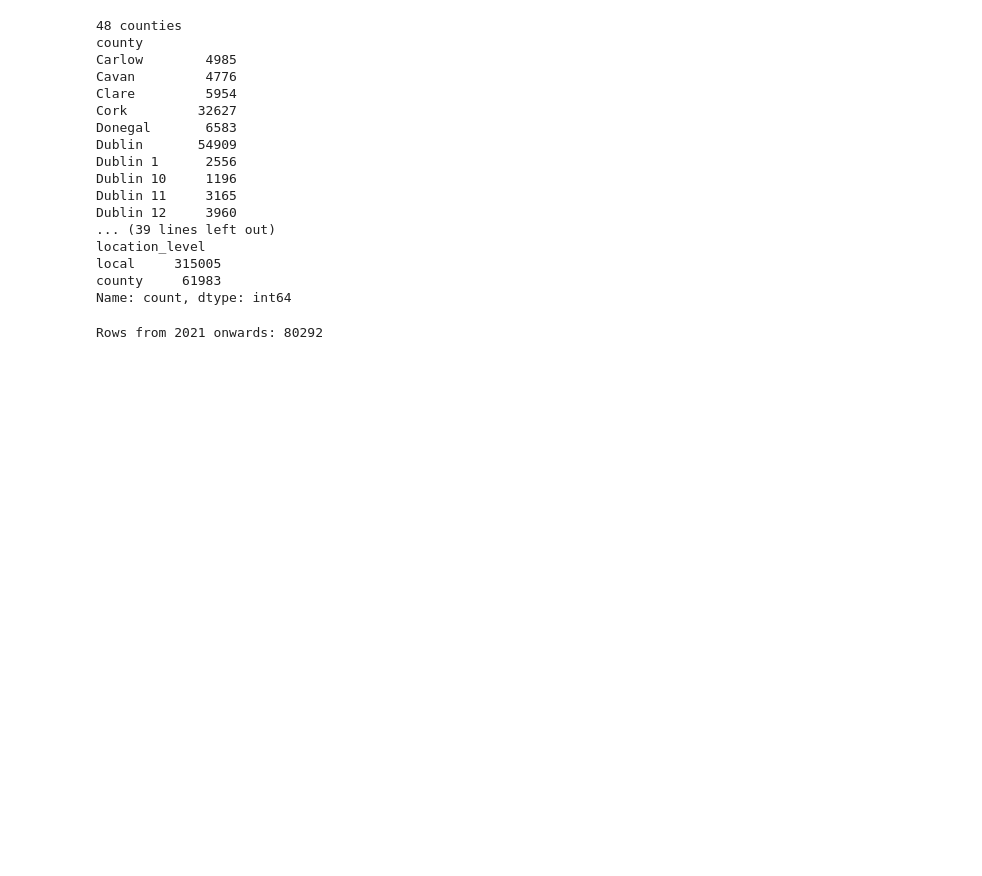
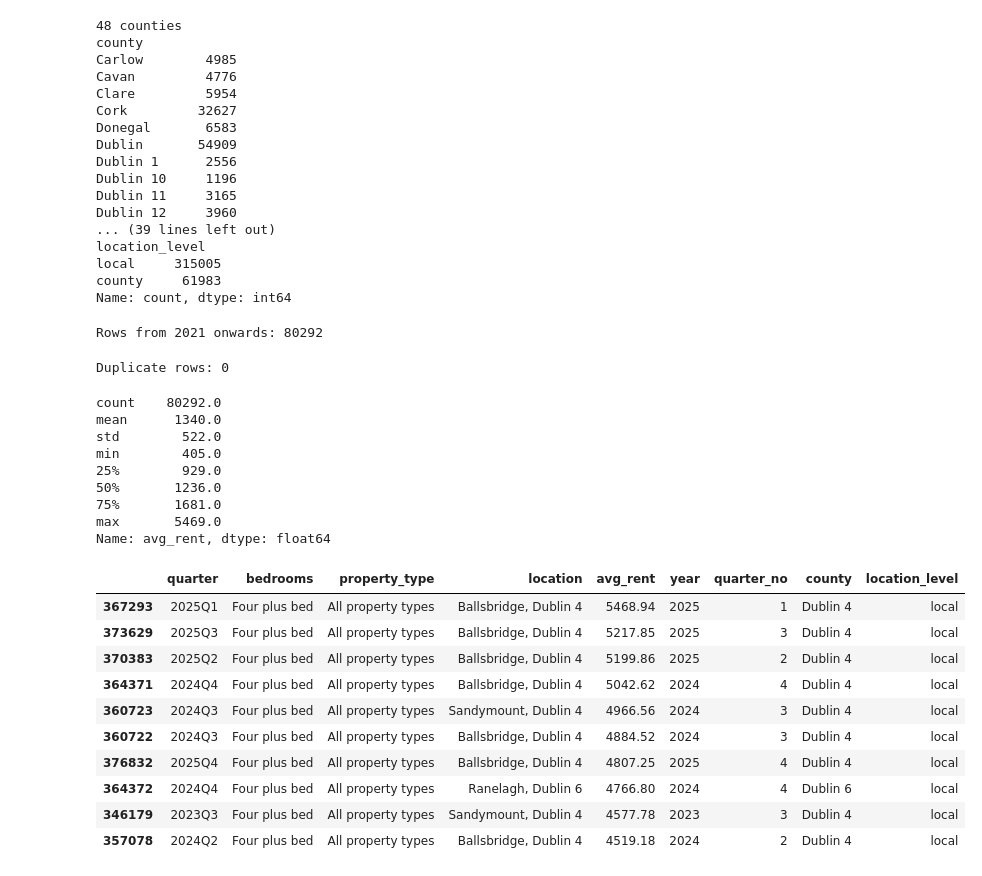
Before and after one commit to pacharyanci/ML-House-Price-Project, a Jupyter notebook: Notebooks/data_cleaning/rental_data.ipynb, the cells around one changed output. Saved outputs shown, nothing was run; the diff lists cells and outputs as text; code cells hidden in the pictures; blank space fills up the shorter version.

```diff
--- a/Notebooks/data_cleaning/rental_data.ipynb
+++ b/Notebooks/data_cleaning/rental_data.ipynb
@@ -200,3 +200,37 @@ rent = rent[rent['year'] >= 2021]
 print('Rows from 2021 onwards:', len(rent))
 # %% [output]
 Rows from 2021 onwards: 80292
+# %%
+# Checking for duplicates
+#Each combination of quarter + location + bedrooms + property type should appear only once.
+key = ['quarter', 'location', 'bedrooms', 'property_type']
+print('Duplicate rows:', rent.duplicated(subset=key).sum())
+# %% [output]
+Duplicate rows: 0
+# %%
+#trying to understand the renting statistics and outliers
+print(rent['avg_rent'].describe().round(0))
+
+# 10 highest average rents
+rent.sort_values('avg_rent', ascending=False).head(10)
+# %% [output]
+count    80292.0
+mean      1340.0
+std        522.0
+min        405.0
+25%        929.0
+50%       1236.0
+75%       1681.0
+max       5469.0
+Name: avg_rent, dtype: float64
+|  | quarter | bedrooms | property_type | location | avg_rent | year | quarter_no | county | location_level |
+| 367293 | 2025Q1 | Four plus bed | All property types | Ballsbridge, Dublin 4 | 5468.94 | 2025 | 1 | Dublin 4 | local |
+| 373629 | 2025Q3 | Four plus bed | All property types | Ballsbridge, Dublin 4 | 5217.85 | 2025 | 3 | Dublin 4 | local |
+| 370383 | 2025Q2 | Four plus bed | All property types | Ballsbridge, Dublin 4 | 5199.86 | 2025 | 2 | Dublin 4 | local |
+| 364371 | 2024Q4 | Four plus bed | All property types | Ballsbridge, Dublin 4 | 5042.62 | 2024 | 4 | Dublin 4 | local |
+| 360723 | 2024Q3 | Four plus bed | All property types | Sandymount, Dublin 4 | 4966.56 | 2024 | 3 | Dublin 4 | local |
+| 360722 | 2024Q3 | Four plus bed | All property types | Ballsbridge, Dublin 4 | 4884.52 | 2024 | 3 | Dublin 4 | local |
+| 376832 | 2025Q4 | Four plus bed | All property types | Ballsbridge, Dublin 4 | 4807.25 | 2025 | 4 | Dublin 4 | local |
+| 364372 | 2024Q4 | Four plus bed | All property types | Ranelagh, Dublin 6 | 4766.80 | 2024 | 4 | Dublin 6 | local |
+| 346179 | 2023Q3 | Four plus bed | All property types | Sandymount, Dublin 4 | 4577.78 | 2023 | 3 | Dublin 4 | local |
+| 357078 | 2024Q2 | Four plus bed | All property types | Ballsbridge, Dublin 4 | 4519.18 | 2024 | 2 | Dublin 4 | local |
```
Also changed, not shown: parts of 3 cells of this notebook.
